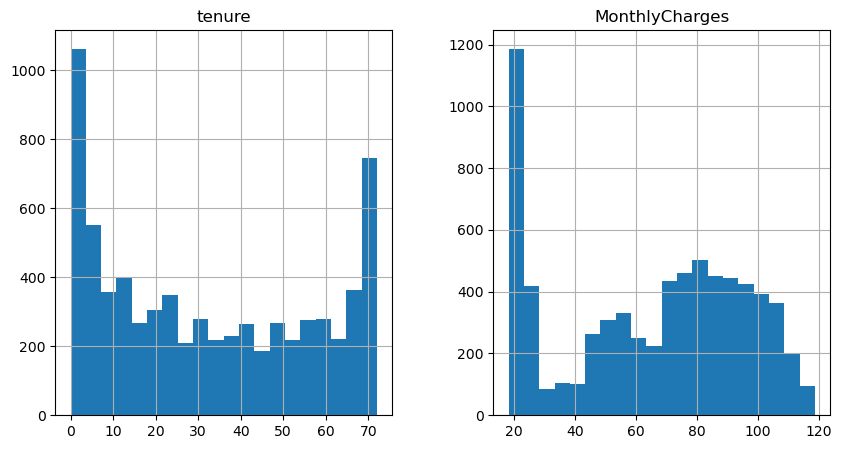
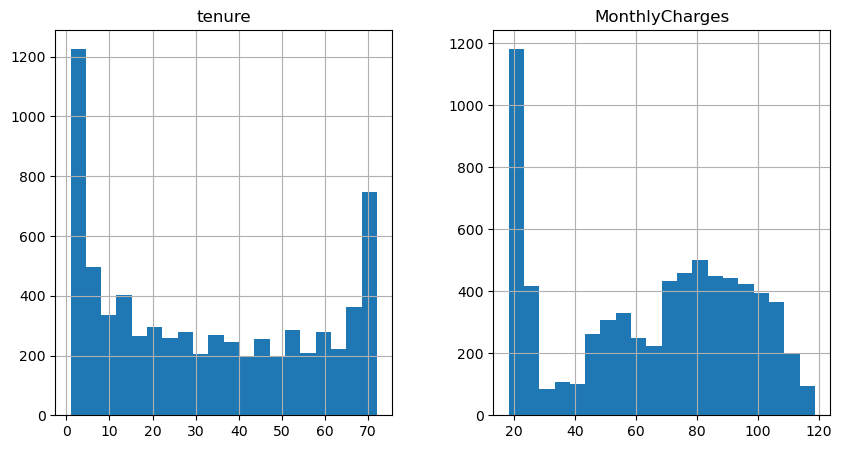
The change to this notebook cell's code, shown as a diff; its figure went from the first image to the second:
--- before
+++ after
@@ -3,2 +3,3 @@
     "screenshots/tenure_&_monthlycharges.png"
 )
+plt.show()

Commit: Update EDA.ipynb